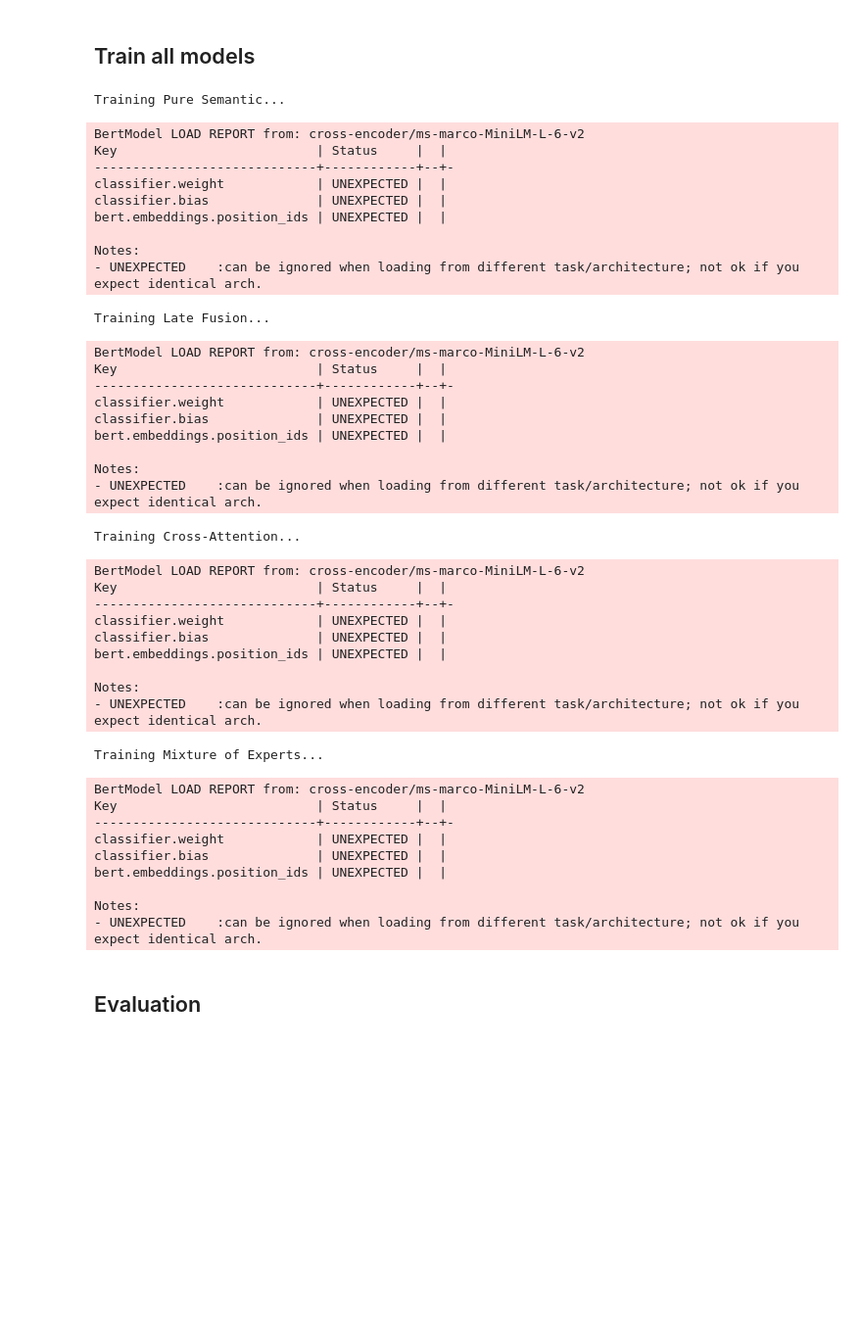
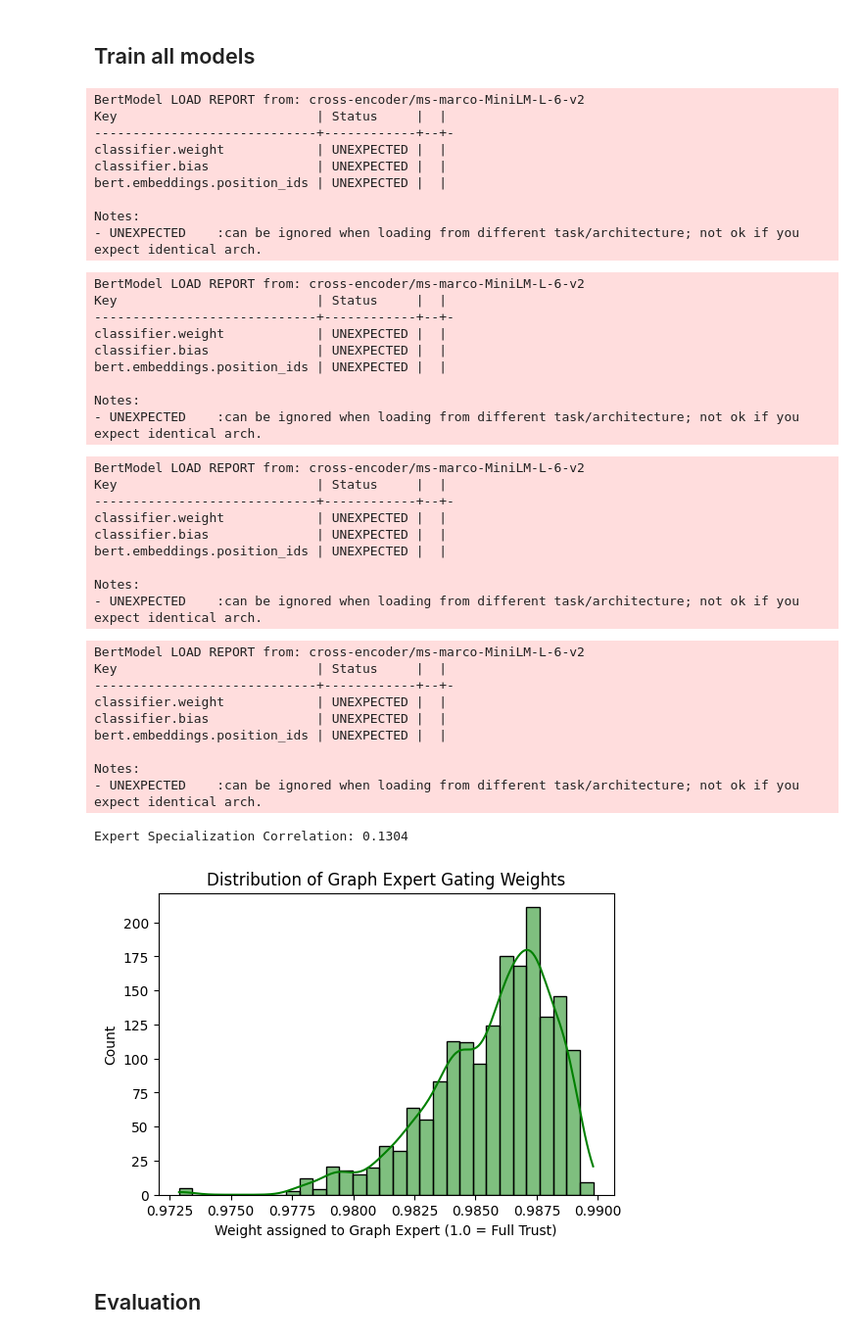
Before and after one commit to 16srivarshitha/Recourse-ATS, a Jupyter notebook: experimenting-with-fusion-architectures.ipynb, the cells around one changed output. Shown at 98% size. Drawn from its saved outputs; the diff is of its cells as text; code cells hidden in the pictures; blank space fills up the shorter version.

Commit message:
Kaggle Notebook | Experimenting with Fusion Architectures | v8

```diff
--- a/experimenting-with-fusion-architectures.ipynb
+++ b/experimenting-with-fusion-architectures.ipynb
@@ -259,20 +314,24 @@ class MoE_Fusion(nn.Module):
 # %% [markdown]
 ## Train all models
 # %%
-print("Training Pure Semantic...")
-experiment_results['Pure Semantic'], _, _ = train_and_predict(PureSemantic().to(device))
+# Non-MoE models — gates will be None, just discard with _
+experiment_results['Pure Semantic'], _, _, _ = train_and_predict(PureSemantic().to(device))
+experiment_results['Late Fusion'],   _, _, _ = train_and_predict(LateFusion().to(device))
+experiment_results['Cross-Attention'], _, _, _ = train_and_predict(CrossAttention().to(device))
 
-print("\nTraining Late Fusion...")
-experiment_results['Late Fusion'], _, _ = train_and_predict(LateFusion().to(device))
-
-print("\nTraining Cross-Attention...")
-experiment_results['Cross-Attention'], _, _ = train_and_predict(CrossAttention().to(device))
-
-print("\nTraining Mixture of Experts...")
+# MoE — capture gates
 moe_model = MoE_Fusion().to(device)
-experiment_results['MoE'], moe_t_scores, moe_g_scores = train_and_predict(moe_model)
+experiment_results['MoE'], moe_t_scores, moe_g_scores, moe_gates = train_and_predict(moe_model)
 # %% [output]
-Training Pure Semantic...
+BertModel LOAD REPORT from: cross-encoder/ms-marco-MiniLM-L-6-v2
+Key                          | Status     |  |
+-----------------------------+------------+--+-
+classifier.weight            | UNEXPECTED |  |
+classifier.bias              | UNEXPECTED |  |
+bert.embeddings.position_ids | UNEXPECTED |  |
+
+Notes:
+- UNEXPECTED    :can be ignored when loading from different task/architecture; not ok if you expect identical arch.
 BertModel LOAD REPORT from: cross-encoder/ms-marco-MiniLM-L-6-v2
 Key                          | Status     |  |
 -----------------------------+------------+--+-
@@ -282,7 +341,15 @@ bert.embeddings.position_ids | UNEXPECTED |  |
 
 Notes:
 - UNEXPECTED    :can be ignored when loading from different task/architecture; not ok if you expect identical arch.
-Training Late Fusion...
+BertModel LOAD REPORT from: cross-encoder/ms-marco-MiniLM-L-6-v2
+Key                          | Status     |  |
+-----------------------------+------------+--+-
+classifier.weight            | UNEXPECTED |  |
+classifier.bias              | UNEXPECTED |  |
+bert.embeddings.position_ids | UNEXPECTED |  |
+
+Notes:
+- UNEXPECTED    :can be ignored when loading from different task/architecture; not ok if you expect identical arch.
 BertModel LOAD REPORT from: cross-encoder/ms-marco-MiniLM-L-6-v2
 Key                          | Status     |  |
 -----------------------------+------------+--+-
@@ -292,26 +359,24 @@ bert.embeddings.position_ids | UNEXPECTED |  |
 
 Notes:
 - UNEXPECTED    :can be ignored when loading from different task/architecture; not ok if you expect identical arch.
-Training Cross-Attention...
-BertModel LOAD REPORT from: cross-encoder/ms-marco-MiniLM-L-6-v2
-Key                          | Status     |  |
------------------------------+------------+--+-
-classifier.weight            | UNEXPECTED |  |
-classifier.bias              | UNEXPECTED |  |
-bert.embeddings.position_ids | UNEXPECTED |  |
-
-Notes:
-- UNEXPECTED    :can be ignored when loading from different task/architecture; not ok if you expect identical arch.
-Training Mixture of Experts...
-BertModel LOAD REPORT from: cross-encoder/ms-marco-MiniLM-L-6-v2
-Key                          | Status     |  |
------------------------------+------------+--+-
-classifier.weight            | UNEXPECTED |  |
-classifier.bias              | UNEXPECTED |  |
-bert.embeddings.position_ids | UNEXPECTED |  |
-
-Notes:
-- UNEXPECTED    :can be ignored when loading from different task/architecture; not ok if you expect identical arch.
+# %%
+# Check correlation between experts
+# If correlation is high (e.g., > 0.85), they are doing the same thing.
+# If it is lower (e.g., < 0.6), they are specialized.
+correlation = np.corrcoef(moe_t_scores, moe_g_scores)[0, 1]
+print(f"Expert Specialization Correlation: {correlation:.4f}")
+
+# Visualize the Gate distribution
+# This shows how much the model trusts the Graph vs the Text
+
+plt.figure(figsize=(6, 4))
+sns.histplot(moe_gates[:, 1].numpy(), kde=True, color='green')
+plt.title("Distribution of Graph Expert Gating Weights")
+plt.xlabel("Weight assigned to Graph Expert (1.0 = Full Trust)")
+plt.show()
+# %% [output]
+Expert Specialization Correlation: 0.1304
+[figure, added]
 # %% [markdown]
 ## Evaluation
 # %% [markdown]
```
Also changed, not shown: parts of 7 cells of this notebook.
